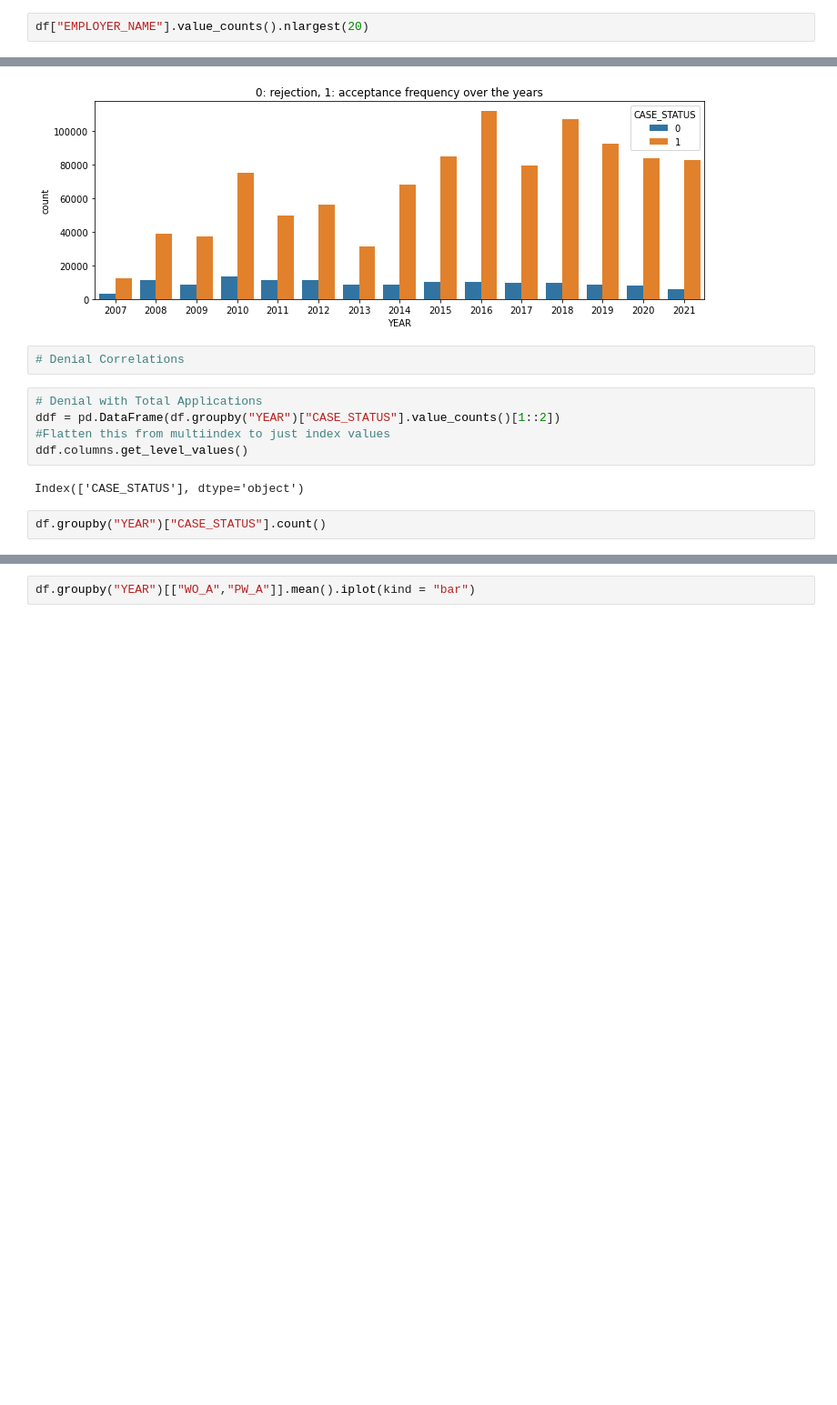
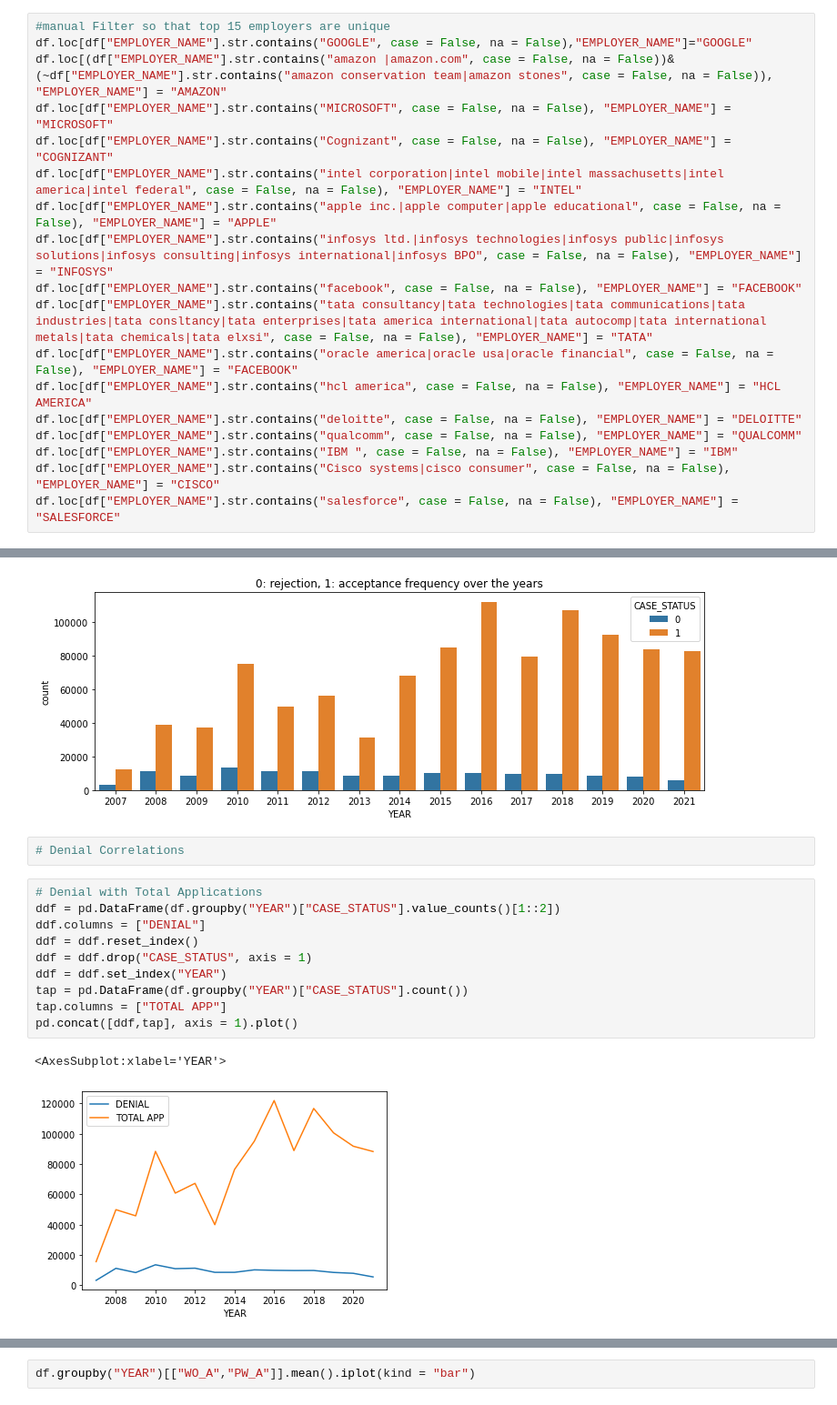
Before and after one commit to tdyk9098/Immigration-Employment-Project, a Jupyter notebook: GC Long Term.ipynb, the cells around one changed output, grey strips where cells are left out. Shown at 91% size. Saved outputs shown, nothing was run; the diff lists cells and outputs as text; blank space fills up the shorter version.

```diff
--- a/GC Long Term.ipynb
+++ b/GC Long Term.ipynb
@@ -327,2 +312,18 @@ memory usage: 201.4+ MB
 # %%
-df["EMPLOYER_NAME"].value_counts().nlargest(20)
+#manual Filter so that top 15 employers are unique
+df.loc[df["EMPLOYER_NAME"].str.contains("GOOGLE", case = False, na = False),"EMPLOYER_NAME"]="GOOGLE"
+df.loc[(df["EMPLOYER_NAME"].str.contains("amazon |amazon.com", case = False, na = False))&(~df["EMPLOYER_NAME"].str.contains("amazon conservation team|amazon stones", case = False, na = False)), "EMPLOYER_NAME"] = "AMAZON"
+df.loc[df["EMPLOYER_NAME"].str.contains("MICROSOFT", case = False, na = False), "EMPLOYER_NAME"] = "MICROSOFT"
+df.loc[df["EMPLOYER_NAME"].str.contains("Cognizant", case = False, na = False), "EMPLOYER_NAME"] = "COGNIZANT"
+df.loc[df["EMPLOYER_NAME"].str.contains("intel corporation|intel mobile|intel massachusetts|intel america|intel federal", case = False, na = False), "EMPLOYER_NAME"] = "INTEL"
+df.loc[df["EMPLOYER_NAME"].str.contains("apple inc.|apple computer|apple educational", case = False, na = False), "EMPLOYER_NAME"] = "APPLE"
+df.loc[df["EMPLOYER_NAME"].str.contains("infosys ltd.|infosys technologies|infosys public|infosys solutions|infosys consulting|infosys international|infosys BPO", case = False, na = False), "EMPLOYER_NAME"] = "INFOSYS"
+df.loc[df["EMPLOYER_NAME"].str.contains("facebook", case = False, na = False), "EMPLOYER_NAME"] = "FACEBOOK"
+df.loc[df["EMPLOYER_NAME"].str.contains("tata consultancy|tata technologies|tata communications|tata industries|tata consltancy|tata enterprises|tata america international|tata autocomp|tata international metals|tata chemicals|tata elxsi", case = False, na = False), "EMPLOYER_NAME"] = "TATA"
+df.loc[df["EMPLOYER_NAME"].str.contains("oracle america|oracle usa|oracle financial", case = False, na = False), "EMPLOYER_NAME"] = "FACEBOOK"
+df.loc[df["EMPLOYER_NAME"].str.contains("hcl america", case = False, na = False), "EMPLOYER_NAME"] = "HCL AMERICA"
+df.loc[df["EMPLOYER_NAME"].str.contains("deloitte", case = False, na = False), "EMPLOYER_NAME"] = "DELOITTE"
+df.loc[df["EMPLOYER_NAME"].str.contains("qualcomm", case = False, na = False), "EMPLOYER_NAME"] = "QUALCOMM"
+df.loc[df["EMPLOYER_NAME"].str.contains("IBM ", case = False, na = False), "EMPLOYER_NAME"] = "IBM"
+df.loc[df["EMPLOYER_NAME"].str.contains("Cisco systems|cisco consumer", case = False, na = False), "EMPLOYER_NAME"] = "CISCO"
+df.loc[df["EMPLOYER_NAME"].str.contains("salesforce", case = False, na = False), "EMPLOYER_NAME"] = "SALESFORCE"
@@ -360,9 +796,13 @@ sns.countplot(x = "YEAR",hue = "CASE_STATUS",data = df)
 # %%
 # Denial with Total Applications
 ddf = pd.DataFrame(df.groupby("YEAR")["CASE_STATUS"].value_counts()[1::2])
-#Flatten this from multiindex to just index values
-ddf.columns.get_level_values()
+ddf.columns = ["DENIAL"]
+ddf = ddf.reset_index()
+ddf = ddf.drop("CASE_STATUS", axis = 1)
+ddf = ddf.set_index("YEAR")
+tap = pd.DataFrame(df.groupby("YEAR")["CASE_STATUS"].count())
+tap.columns = ["TOTAL APP"]
+pd.concat([ddf,tap], axis = 1).plot()
 # %% [output]
-Index(['CASE_STATUS'], dtype='object')
+<AxesSubplot:xlabel='YEAR'>
+[figure, added]
-# %%
-df.groupby("YEAR")["CASE_STATUS"].count()
```
Also changed, not shown: parts of 57 cells of this notebook.
